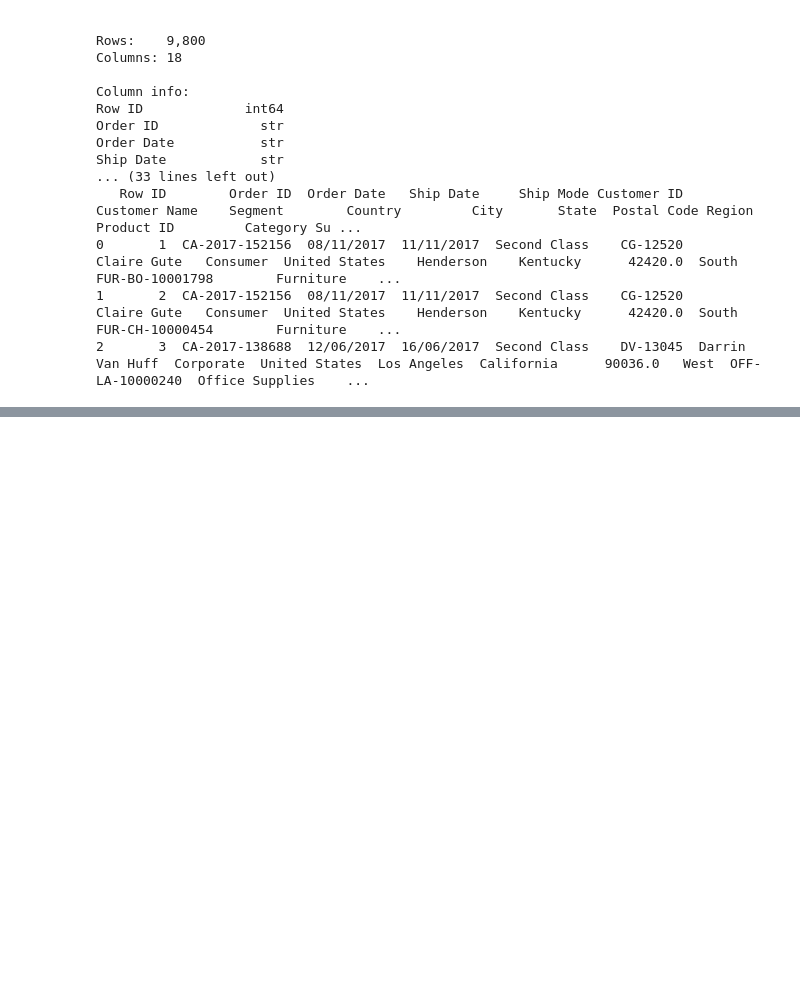
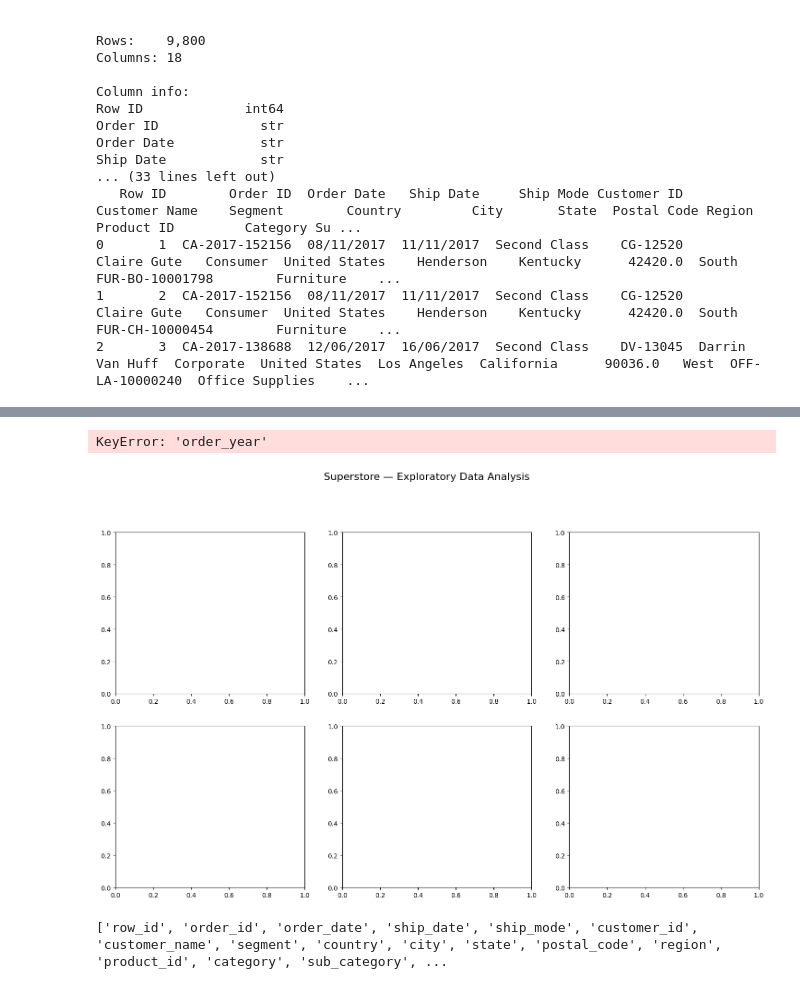
Before and after one commit to shiivu18/sales-revenue-intelligence, a Jupyter notebook: notebooks/02_sql_analytics.ipynb, the cells around one changed output, grey strips where cells are left out. Cells and saved outputs as stored; diff of their text form; code cells hidden in the pictures; blank space fills up the shorter version.

Commit message:
yearly nalysis

```diff
--- a/notebooks/02_sql_analytics.ipynb
+++ b/notebooks/02_sql_analytics.ipynb
@@ -163,0 +197,13 @@ print(f"\nClean dataset shape: {df_clean.shape}")
+# %%
+print(df_clean['order_date'].head(10))
+df_clean['order_date'] = pd.to_datetime(
+    df_clean['order_date'],
+    errors='coerce'
+)
+
+df_clean['ship_date'] = pd.to_datetime(
+    df_clean['ship_date'],
+    errors='coerce'
+)
+print(df_clean[df_clean['order_date'].isna()])
+print(df_clean.columns.tolist())
@@ -163,0 +228,61 @@ print(f"\nClean dataset shape: {df_clean.shape}")
+# %%
+# ============================================================
+# CELL 6 — Visual EDA: the 5 charts every analyst makes first
+# ============================================================
+
+fig, axes = plt.subplots(2, 3, figsize=(18, 10))
+fig.suptitle('Superstore — Exploratory Data Analysis', fontsize=16, y=1.01)
+
+# Chart 1: Revenue by year
+yearly = df_clean.groupby('order_year')['sales'].sum()
+axes[0,0].bar(yearly.index, yearly.values, color='steelblue')
+axes[0,0].set_title('Revenue by Year')
+axes[0,0].set_ylabel('Sales ($)')
+axes[0,0].yaxis.set_major_formatter(plt.FuncFormatter(lambda x,_: f'${x:,.0f}'))
+
+# Chart 2: Sales by category
+cat_sales = df_clean.groupby('category')['sales'].sum().sort_values()
+axes[0,1].barh(cat_sales.index, cat_sales.values, color='teal')
+axes[0,1].set_title('Sales by Category')
+axes[0,1].xaxis.set_major_formatter(plt.FuncFormatter(lambda x,_: f'${x:,.0f}'))
+
+# Chart 3: Profit margin distribution
+axes[0,2].hist(df_clean['profit_margin'], bins=40, color='coral', edgecolor='white')
+axes[0,2].set_title('Profit Margin Distribution')
+axes[0,2].set_xlabel('Profit Margin')
+axes[0,2].axvline(0, color='red', linestyle='--', label='Break-even')
+axes[0,2].legend()
+
+# Chart 4: Monthly sales trend
+monthly = df_clean.groupby(['order_year','order_month'])['sales'].sum().reset_index()
+monthly['period'] = pd.to_datetime(monthly[['order_year','order_month']].assign(day=1))
+axes[1,0].plot(monthly['period'], monthly['sales'], color='steelblue', linewidth=1.5)
+axes[1,0].set_title('Monthly Revenue Trend')
+axes[1,0].set_ylabel('Sales ($)')
+axes[1,0].yaxis.set_major_formatter(plt.FuncFormatter(lambda x,_: f'${x:,.0f}'))
+
+# Chart 5: Discount vs Profit scatter
+axes[1,1].scatter(df_clean['discount'], df_clean['profit'],
+                  alpha=0.3, s=10, color='purple')
+axes[1,1].set_title('Discount vs Profit')
+axes[1,1].set_xlabel('Discount Rate')
+axes[1,1].set_ylabel('Profit ($)')
+axes[1,1].axhline(0, color='red', linestyle='--')
+
+# Chart 6: Top 10 sub-categories by revenue
+sub_sales = df_clean.groupby('sub_category')['sales'].sum().nlargest(10)
+axes[1,2].barh(sub_sales.index, sub_sales.values, color='goldenrod')
+axes[1,2].set_title('Top 10 Sub-Categories')
+axes[1,2].invert_yaxis()
+
+plt.tight_layout()
+plt.savefig(REPORT_PATH / 'eda_overview.png', dpi=150, bbox_inches='tight')
+plt.show()
+print("Chart saved to reports/eda_overview.png")
+# %% [output]
+KeyError: 'order_year'
+[figure, added]
+# %%
+print(df_clean.columns.tolist())
+# %% [output]
+['row_id', 'order_id', 'order_date', 'ship_date', 'ship_mode', 'customer_id', 'customer_name', 'segment', 'country', 'city', 'state', 'postal_code', 'region', 'product_id', 'category', 'sub_category', ...
```
Also changed, not shown: parts of 5 cells of this notebook, 1 other file.
